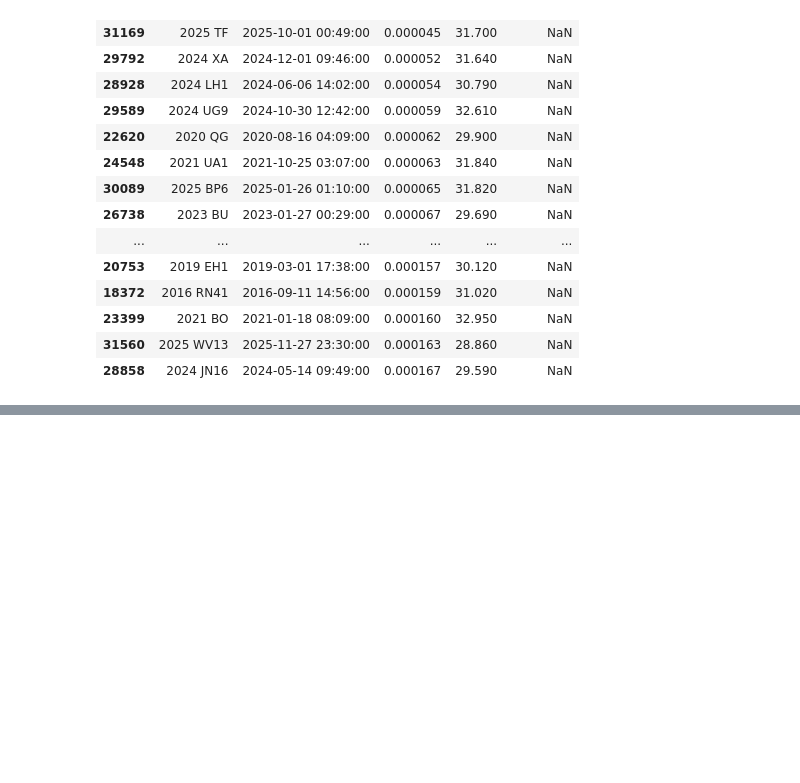
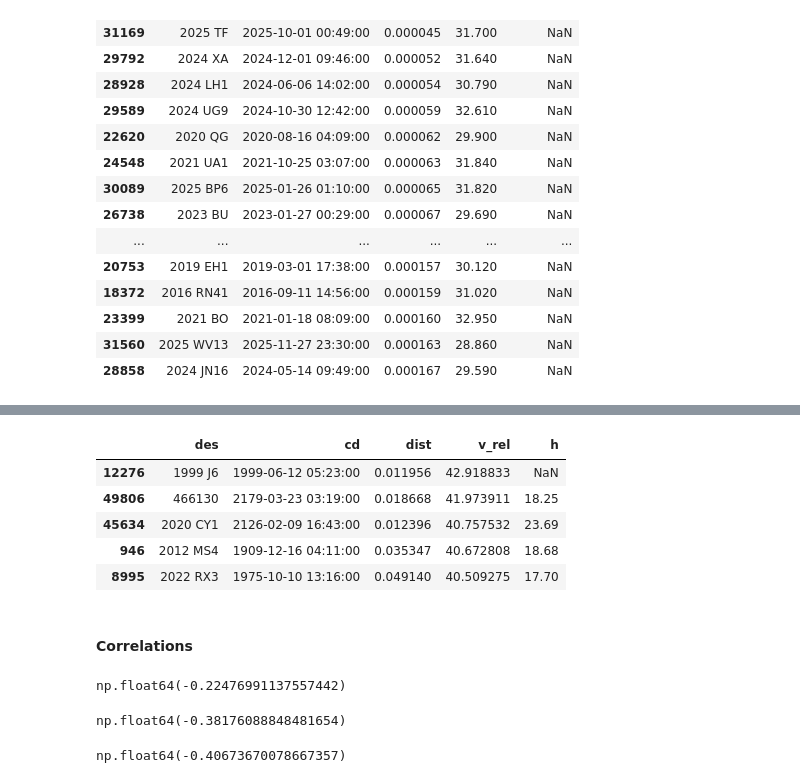
Before and after one commit to lashvv/nasa-neo-analysis, a Jupyter notebook: notebooks/04_eda.ipynb, the cells around one changed output, grey strips where cells are left out. Cells and saved outputs as stored; diff of their text form; code cells hidden in the pictures; blank space fills up the shorter version.

```diff
--- a/notebooks/04_eda.ipynb
+++ b/notebooks/04_eda.ipynb
@@ -144,0 +180,28 @@ closer_than_gs[['des', 'cd', 'dist', 'h', 'diameter']].sort_values('dist')
+# %%
+fastest_approaches[['des', 'cd', 'dist', 'v_rel', 'h']].head()
+# %% [output]
+|  | des | cd | dist | v_rel | h |
+| 12276 | 1999 J6 | 1999-06-12 05:23:00 | 0.011956 | 42.918833 | NaN |
+| 49806 | 466130 | 2179-03-23 03:19:00 | 0.018668 | 41.973911 | 18.25 |
+| 45634 | 2020 CY1 | 2126-02-09 16:43:00 | 0.012396 | 40.757532 | 23.69 |
+| 946 | 2012 MS4 | 1909-12-16 04:11:00 | 0.035347 | 40.672808 | 18.68 |
+| 8995 | 2022 RX3 | 1975-10-10 13:16:00 | 0.049140 | 40.509275 | 17.70 |
+# %% [markdown]
+#### Correlations
+# %%
+fastest_50 = df.sort_values('v_rel', ascending=False).head(50)
+slowest_50 = df.sort_values('v_rel', ascending=True).head(50)
+
+fastest_50['dist'].corr(fastest_50['v_rel'])
+# %% [output]
+np.float64(-0.22476991137557442)
+# %%
+slowest_50['dist'].corr(slowest_50['v_rel'])
+# %% [output]
+np.float64(-0.38176088848481654)
+# %%
+slowest_50['dist'].corr(slowest_50['v_rel'])
+
+df['h'].corr(df['v_rel'])
+# %% [output]
+np.float64(-0.40673670078667357)
```
Also changed, not shown: parts of 9 cells of this notebook.
